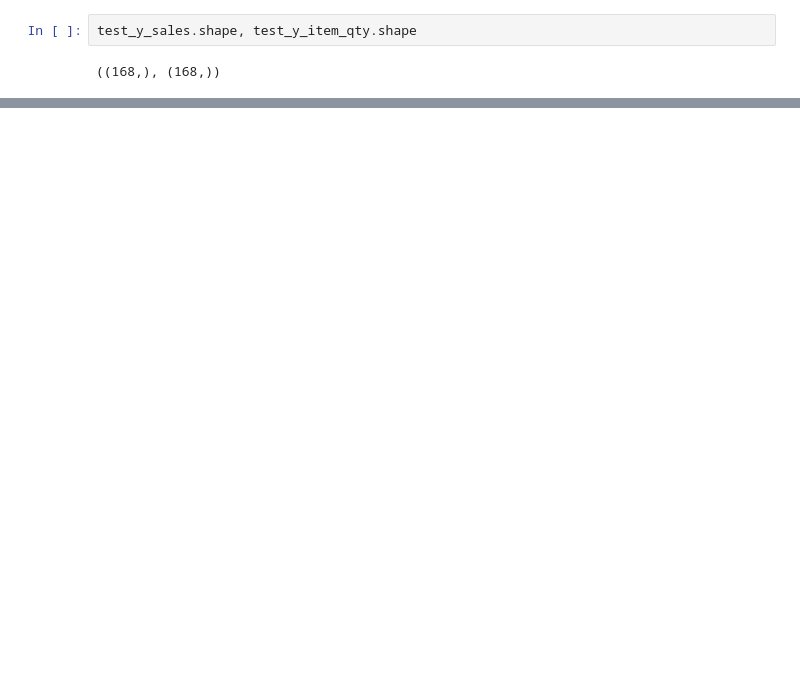
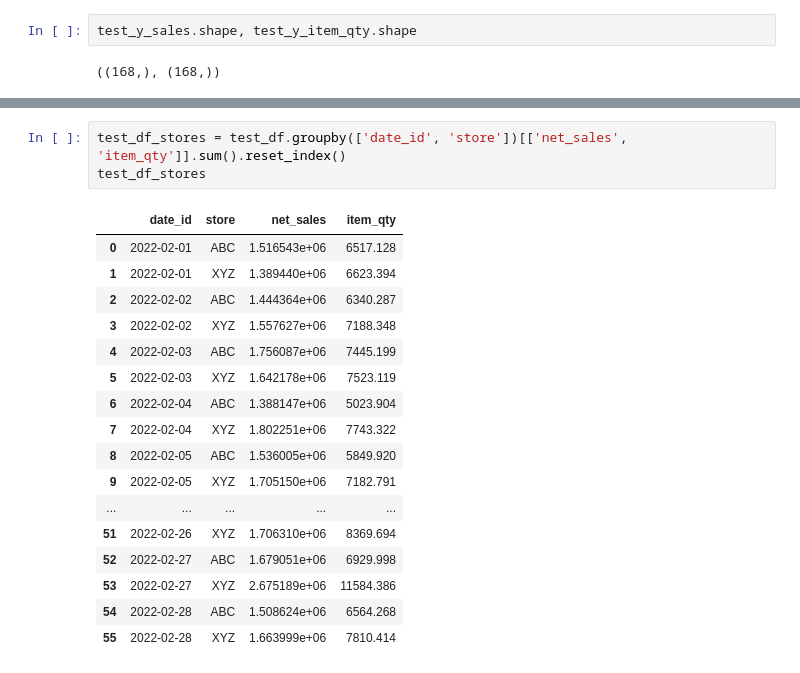
Before and after one commit to Vaseekaran-V/ML_CW, a Jupyter notebook: src/notebooks/full_model_run.ipynb, the cells around one changed output, grey strips where cells are left out. Drawn from its saved outputs; the diff is of its cells as text; blank space fills up the shorter version.

```diff
--- a/src/notebooks/full_model_run.ipynb
+++ b/src/notebooks/full_model_run.ipynb
@@ -156,0 +300,21 @@ mean_absolute_percentage_error(test_y_item_qty, feb_forecasted_df['item_qty'])
+# %%
+test_df_stores = test_df.groupby(['date_id', 'store'])[['net_sales', 'item_qty']].sum().reset_index()
+test_df_stores
+# %% [output]
+|  | date_id | store | net_sales | item_qty |
+| 0 | 2022-02-01 | ABC | 1.516543e+06 | 6517.128 |
+| 1 | 2022-02-01 | XYZ | 1.389440e+06 | 6623.394 |
+| 2 | 2022-02-02 | ABC | 1.444364e+06 | 6340.287 |
+| 3 | 2022-02-02 | XYZ | 1.557627e+06 | 7188.348 |
+| 4 | 2022-02-03 | ABC | 1.756087e+06 | 7445.199 |
+| 5 | 2022-02-03 | XYZ | 1.642178e+06 | 7523.119 |
+| 6 | 2022-02-04 | ABC | 1.388147e+06 | 5023.904 |
+| 7 | 2022-02-04 | XYZ | 1.802251e+06 | 7743.322 |
+| 8 | 2022-02-05 | ABC | 1.536005e+06 | 5849.920 |
+| 9 | 2022-02-05 | XYZ | 1.705150e+06 | 7182.791 |
+| ... | ... | ... | ... | ... |
+| 51 | 2022-02-26 | XYZ | 1.706310e+06 | 8369.694 |
+| 52 | 2022-02-27 | ABC | 1.679051e+06 | 6929.998 |
+| 53 | 2022-02-27 | XYZ | 2.675189e+06 | 11584.386 |
+| 54 | 2022-02-28 | ABC | 1.508624e+06 | 6564.268 |
+| 55 | 2022-02-28 | XYZ | 1.663999e+06 | 7810.414 |
```
Also changed, not shown: parts of 26 cells of this notebook, 5 other files.
